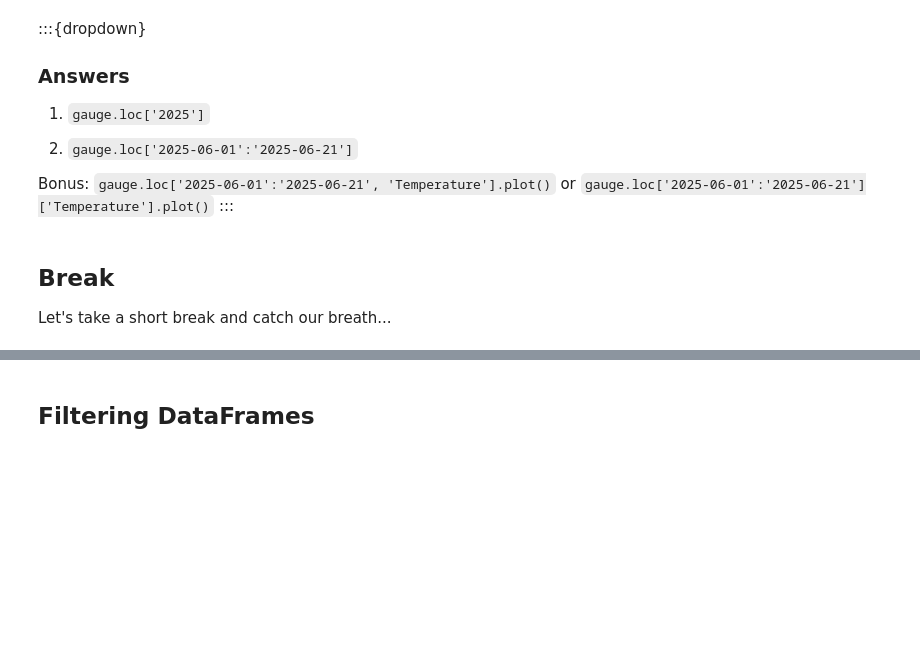
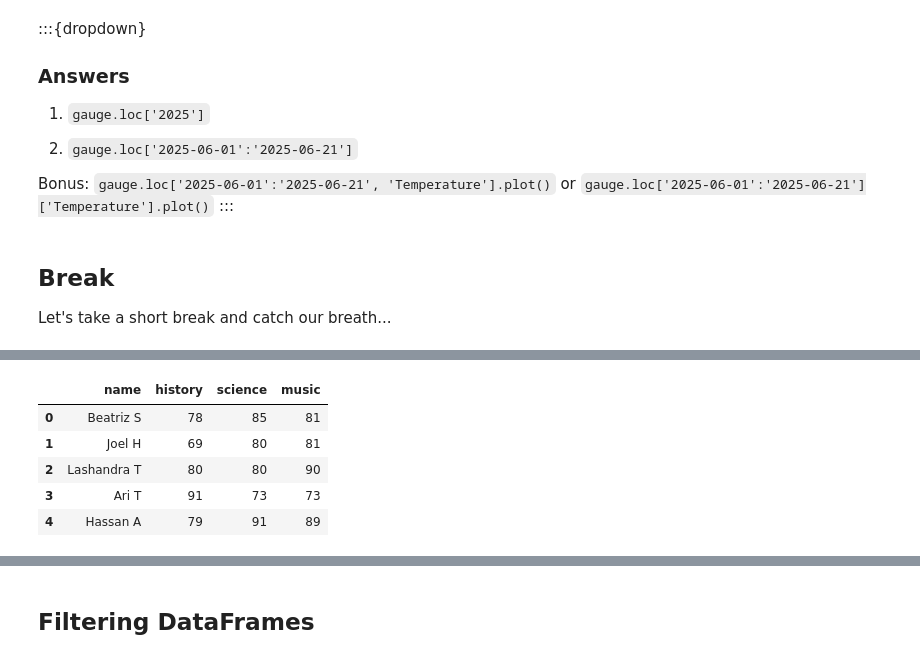
Before and after one commit to NASA-SARP/2026-Coding-Alex, a Jupyter notebook: lessons/02_tabular_data.ipynb, the cells around one changed output, grey strips where cells are left out. Drawn from its saved outputs; the diff is of its cells as text; code cells hidden in the pictures; blank space fills up the shorter version.

```diff
--- a/lessons/02_tabular_data.ipynb
+++ b/lessons/02_tabular_data.ipynb
@@ -612,0 +645,18 @@ Let's take a short break and catch our breath...
+# %%
+# Let's illustrate this difference in indexing with iloc and loc with a fake example
+grades = pd.DataFrame(
+    {
+        'name': ['Beatriz S', 'Joel H', 'Lashandra T', 'Ari T', 'Hassan A'],
+        'history': [78, 69, 80, 91, 79],
+        'science': [85, 80, 80, 73, 91],
+        'music': [81, 81, 90, 73, 89],
+    }
+)
+grades
+# %% [output]
+|  | name | history | science | music |
+| 0 | Beatriz S | 78 | 85 | 81 |
+| 1 | Joel H | 69 | 80 | 81 |
+| 2 | Lashandra T | 80 | 80 | 90 |
+| 3 | Ari T | 91 | 73 | 73 |
+| 4 | Hassan A | 79 | 91 | 89 |
```
Also changed, not shown: parts of 15 cells of this notebook.
